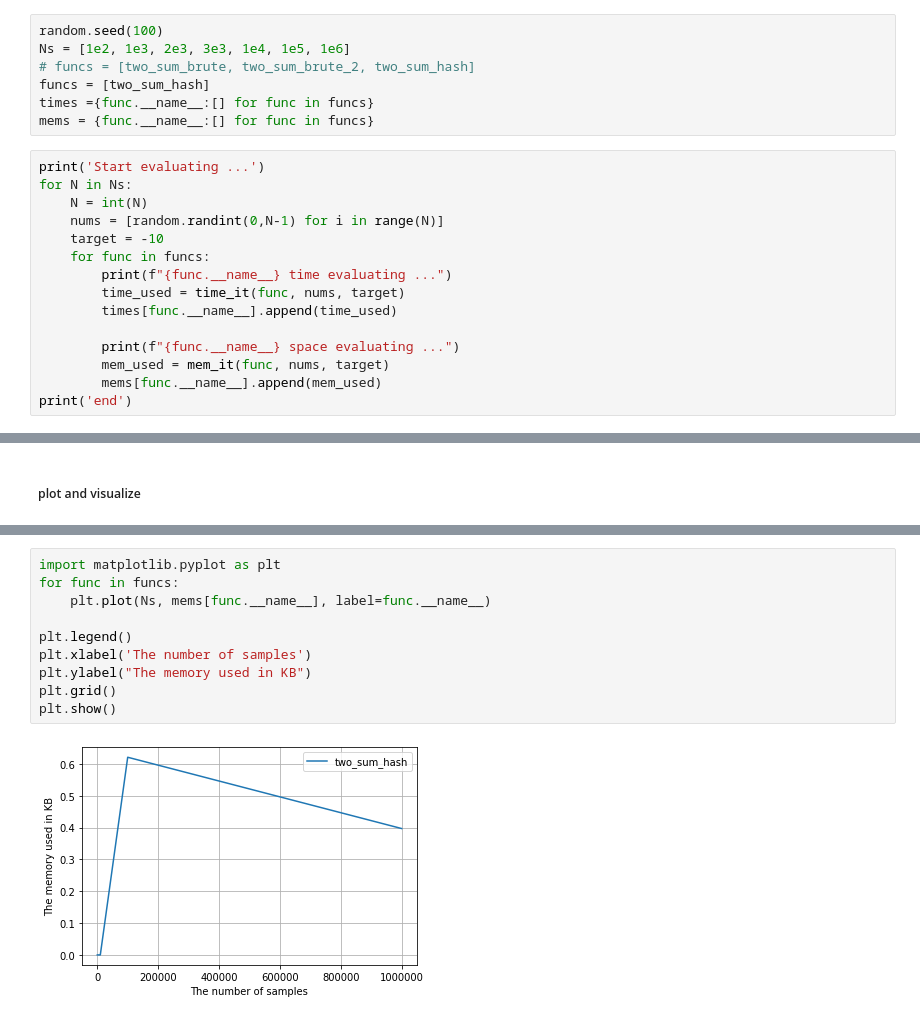
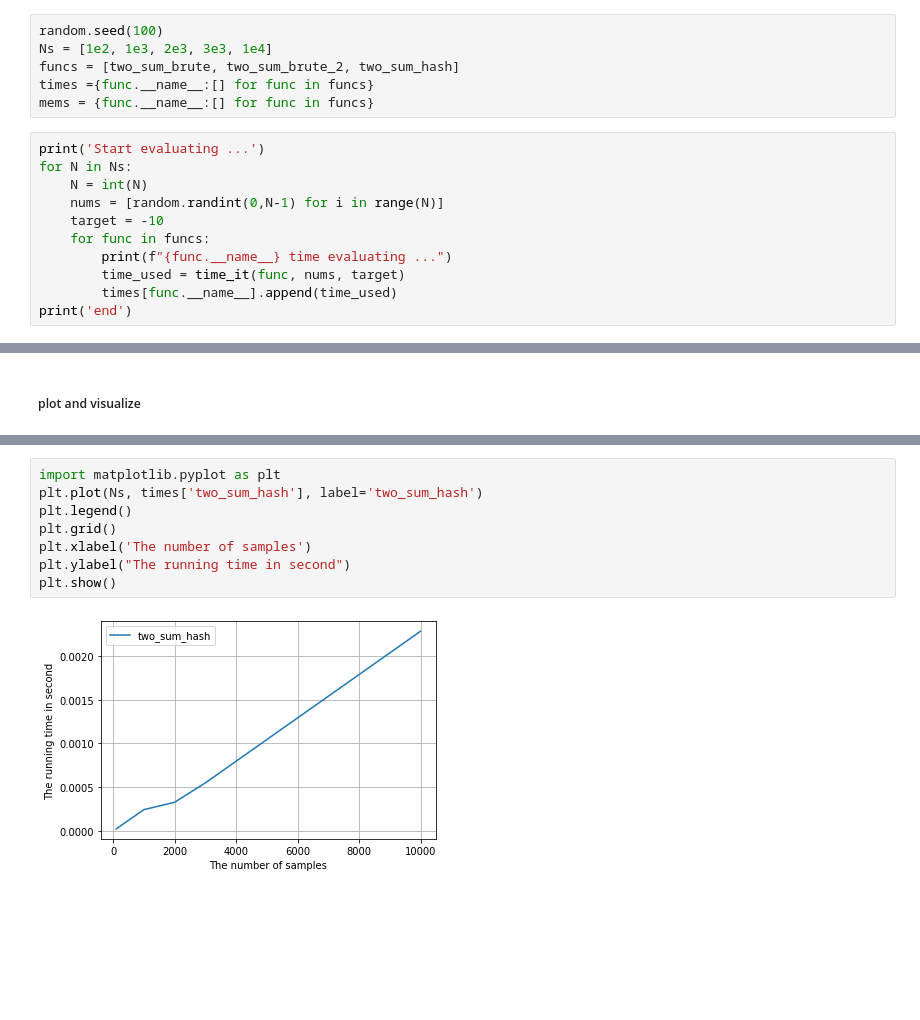
Before and after one commit to leiyangwork/leetcode-jupyter, a Jupyter notebook: notebooks/1. two-sum.md.ipynb, the cells around one changed output, grey strips where cells are left out. Drawn from its saved outputs; the diff is of its cells as text; blank space fills up the shorter version.

Commit message:
remove space complexity code since no reliable profiler in jupyter notebook

```diff
--- a/notebooks/1. two-sum.md.ipynb
+++ b/notebooks/1. two-sum.md.ipynb
@@ -139,9 +112,8 @@ def mem_it(func, *args):
 ##### Evaluation
 # %%
 random.seed(100)
-Ns = [1e2, 1e3, 2e3, 3e3, 1e4, 1e5, 1e6]
-# funcs = [two_sum_brute, two_sum_brute_2, two_sum_hash]
-funcs = [two_sum_hash]
+Ns = [1e2, 1e3, 2e3, 3e3, 1e4]
+funcs = [two_sum_brute, two_sum_brute_2, two_sum_hash]
 times ={func.__name__:[] for func in funcs}
 mems = {func.__name__:[] for func in funcs}
 # %%
@@ -154,10 +126,6 @@ for N in Ns:
         print(f"{func.__name__} time evaluating ...")
         time_used = time_it(func, nums, target)
         times[func.__name__].append(time_used)
-
-        print(f"{func.__name__} space evaluating ...")
-        mem_used = mem_it(func, nums, target)
-        mems[func.__name__].append(mem_used)
 print('end')
 # %% [output]
 Start evaluating ...
@@ -192,12 +161,10 @@ plt.show()
 # %%
 import matplotlib.pyplot as plt
-for func in funcs:
-    plt.plot(Ns, mems[func.__name__], label=func.__name__)
-
+plt.plot(Ns, times['two_sum_hash'], label='two_sum_hash')
 plt.legend()
+plt.grid()
 plt.xlabel('The number of samples')
-plt.ylabel("The memory used in KB")
-plt.grid()
+plt.ylabel("The running time in second")
 plt.show()
 # %% [output]
-[figure, old version]
+[figure, new version]
```
Also changed, not shown: parts of 11 cells of this notebook.
